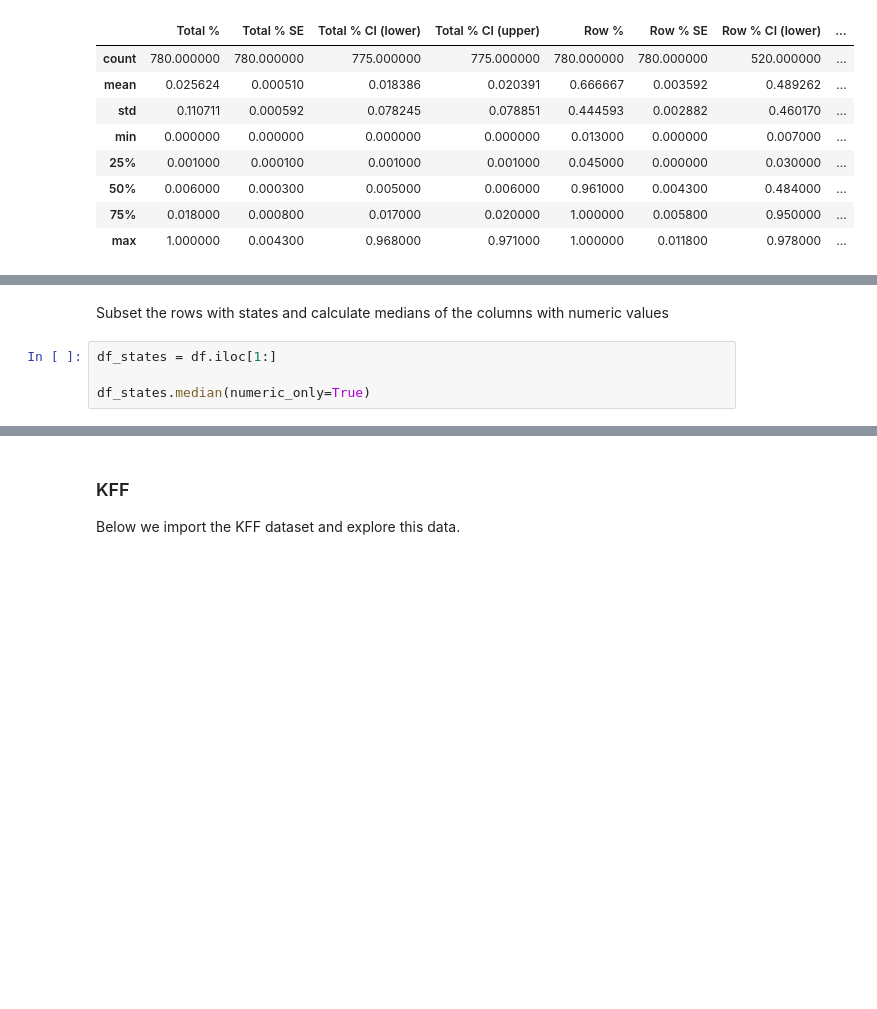
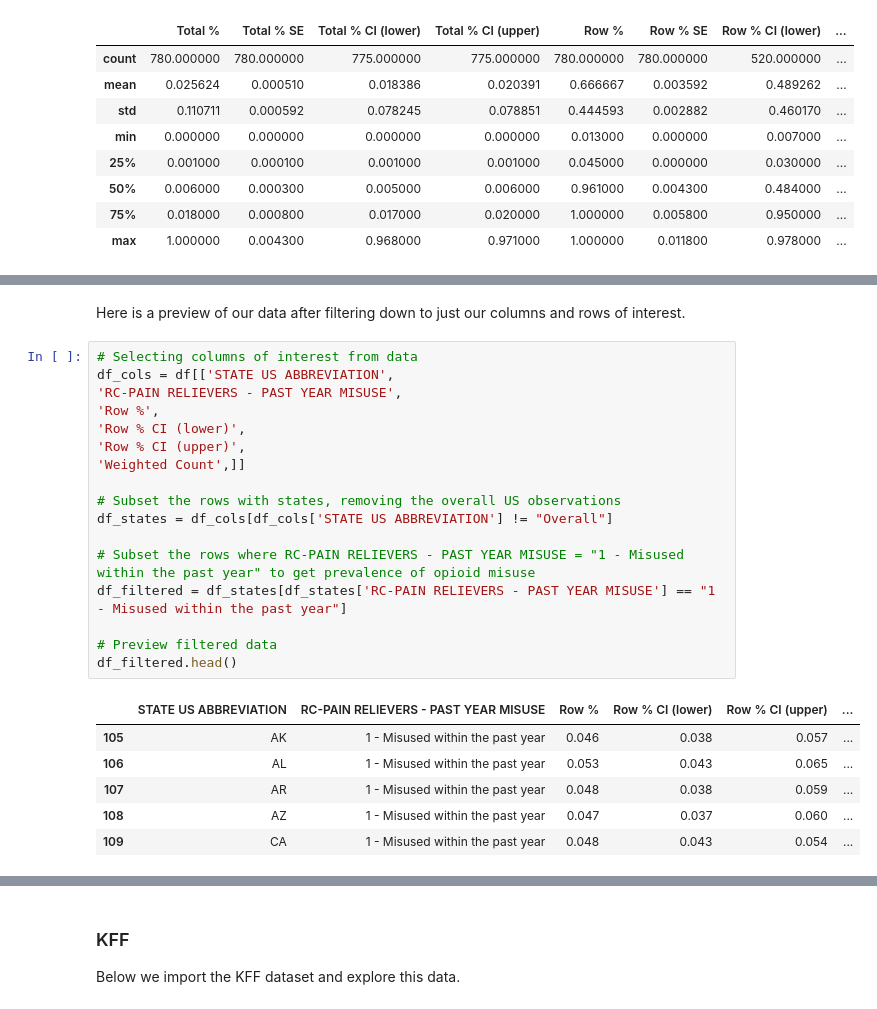
Before and after one commit to riverar9/data-602-final-project, a Jupyter notebook: Proposal_summ_stats.ipynb, the cells around one changed output, grey strips where cells are left out. Saved outputs shown, nothing was run; the diff lists cells and outputs as text; blank space fills up the shorter version.

```diff
--- a/Proposal_summ_stats.ipynb
+++ b/Proposal_summ_stats.ipynb
@@ -158,6 +111,26 @@ df.head()
-# %% [markdown]
-Subset the rows with states and calculate medians of the columns with numeric values
-# %%
-df_states = df.iloc[1:]
-
-df_states.median(numeric_only=True)
+# %% [markdown]
+Here is a preview of our data after filtering down to just our columns and rows of interest.
+# %%
+# Selecting columns of interest from data
+df_cols = df[['STATE US ABBREVIATION',
+'RC-PAIN RELIEVERS - PAST YEAR MISUSE',
+'Row %',
+'Row % CI (lower)',
+'Row % CI (upper)',
+'Weighted Count',]]
+
+# Subset the rows with states, removing the overall US observations
+df_states = df_cols[df_cols['STATE US ABBREVIATION'] != "Overall"]
+
+# Subset the rows where RC-PAIN RELIEVERS - PAST YEAR MISUSE = "1 - Misused within the past year" to get prevalence of opioid misuse
+df_filtered = df_states[df_states['RC-PAIN RELIEVERS - PAST YEAR MISUSE'] == "1 - Misused within the past year"]
+
+# Preview filtered data
+df_filtered.head()
+# %% [output]
+|  | STATE US ABBREVIATION | RC-PAIN RELIEVERS - PAST YEAR MISUSE | Row % | Row % CI (lower) | Row % CI (upper) | ... |
+| 105 | AK | 1 - Misused within the past year | 0.046 | 0.038 | 0.057 | ... |
+| 106 | AL | 1 - Misused within the past year | 0.053 | 0.043 | 0.065 | ... |
+| 107 | AR | 1 - Misused within the past year | 0.048 | 0.038 | 0.059 | ... |
+| 108 | AZ | 1 - Misused within the past year | 0.047 | 0.037 | 0.060 | ... |
+| 109 | CA | 1 - Misused within the past year | 0.048 | 0.043 | 0.054 | ... |
```
Also changed, not shown: parts of 14 cells of this notebook.
